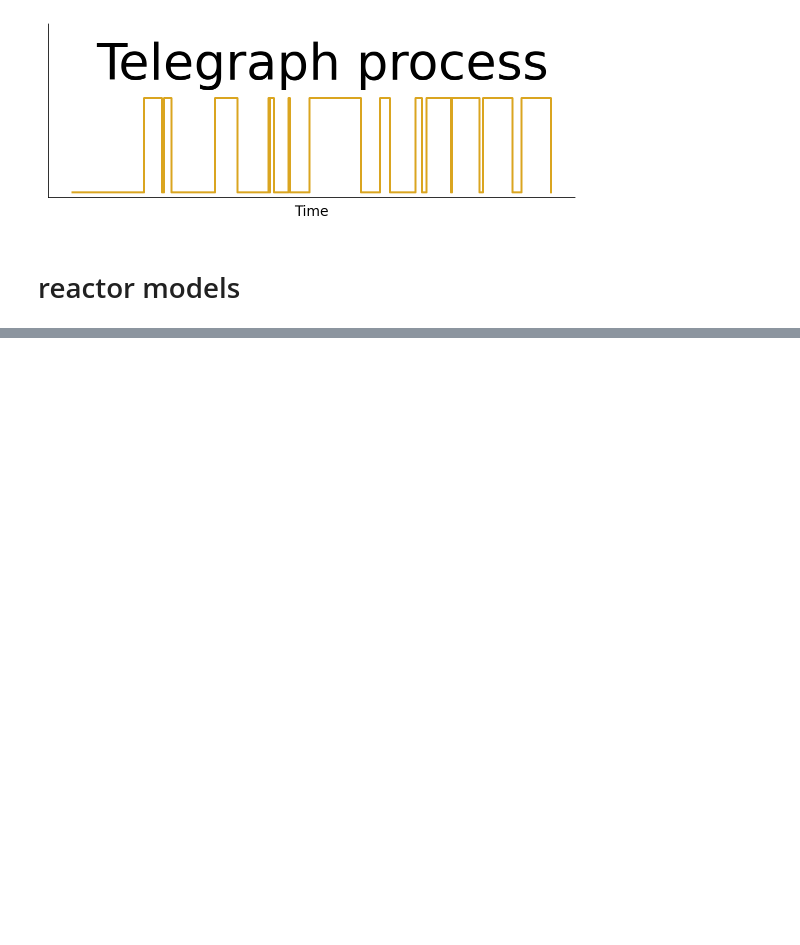
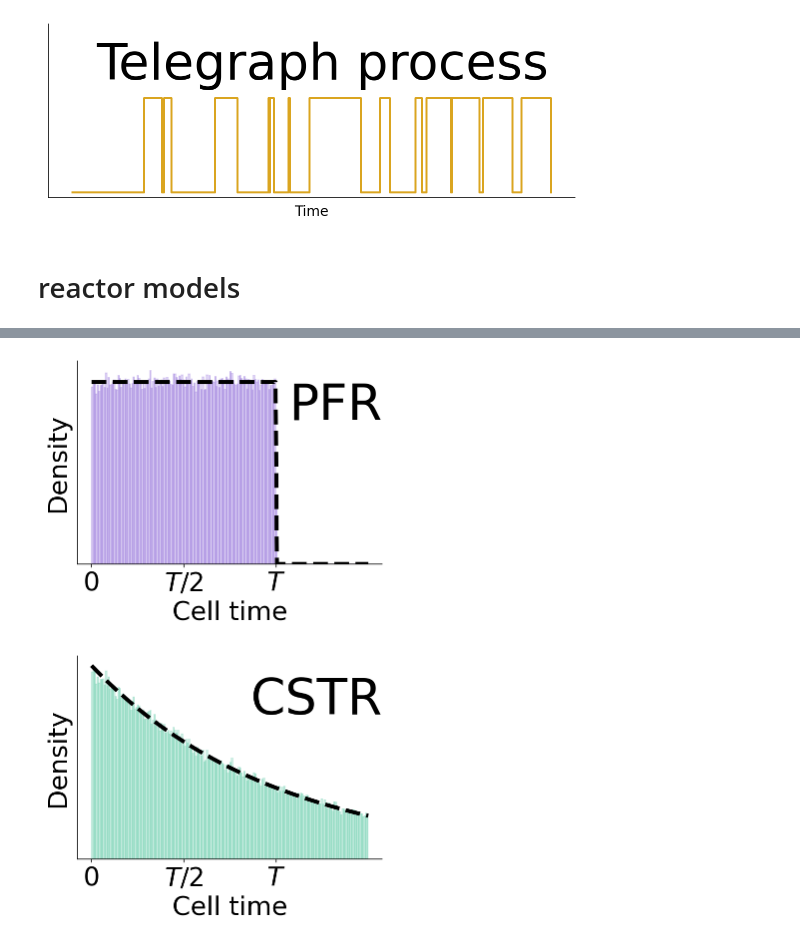
Before and after one commit to pachterlab/GVP_2023, a Jupyter notebook: gg230227_cartoons.ipynb, the cells around one changed output, grey strips where cells are left out. Drawn from its saved outputs; the diff is of its cells as text; code cells hidden in the pictures; blank space fills up the shorter version.

```diff
--- a/gg230227_cartoons.ipynb
+++ b/gg230227_cartoons.ipynb
@@ -434,0 +428,70 @@ plt.savefig('figs/fig1d_reactors.pdf')
+# %%
+dims = (5,4)
+fs = 26
+t_ = np.linspace(0,3,201)
+bins = t_
+#############
+fig1,ax1 = plt.subplots(1,1,figsize=dims)
+pfr_iad = pfr_pdf(t_,T)
+ax1.plot(t_,pfr_iad,'k--',linewidth=lw)
+hist,_ = np.histogram(extant_pfr_ages,bins,density=True)
+hist *= pfr_cdf(np.asarray(t_[-1],dtype=float),T)
+ax1.bar(bins[:-1],hist,np.diff(bins),facecolor=model_colors[0],alpha=0.3,edgecolor=model_colors[0],align='edge')
+# _=ax1[0].hist(extant_pfr_ages,bins,density=True,facecolor=model_colors[1],alpha=0.3,edgecolor=model_colors[1])
+ax1.set_yticks([])
+ax1.set_xticks([0,T/2,T],['0',r'$T/2$',r'$T$'],fontsize=fs)
+
+ax1.set_xlabel('Cell time',fontsize=fs)
+ax1.set_ylabel('Density',fontsize=fs)
+ax1.spines[['right', 'top']].set_visible(False)
+ax1.spines[['right', 'top']].set_visible(False)
+ax1.text(1,0.9,r'PFR',transform=ax1.transAxes,\
+         fontsize=50,horizontalalignment='right',\
+         verticalalignment='top')
+fig1.tight_layout()
+plt.savefig('figs/fig4a_pfr_iad.png',dpi=450)
+plt.savefig('figs/fig4a_pfr_iad.pdf')
+
+# # #############
+fig1,ax1 = plt.subplots(1,1,figsize=dims)
+cstr_iad = cstr_pdf(t_,T)
+ax1.plot(t_,cstr_iad,'k--',linewidth=lw)
+hist,_ = np.histogram(extant_cstr_ages,bins,density=True)
+hist *= cstr_cdf(np.asarray(t_[-1],dtype=float),T)
+ax1.bar(bins[:-1],hist,np.diff(bins),facecolor=model_colors[1],alpha=0.3,edgecolor=model_colors[1],align='edge')
+ax1.set_yticks([])
+ax1.set_xticks([0,T/2,T],['0',r'$T/2$',r'$T$'],fontsize=fs)
+ax1.set_xlabel('Cell time',fontsize=fs)
+ax1.set_ylabel('Density',fontsize=fs)
+ax1.spines[['right', 'top']].set_visible(False)
+ax1.spines[['right', 'top']].set_visible(False)
+ax1.text(1,0.9,r'CSTR',transform=ax1.transAxes,\
+         fontsize=50,horizontalalignment='right',\
+         verticalalignment='top')
+fig1.tight_layout()
+plt.savefig('figs/fig4a_cstr_iad.png',dpi=450)
+plt.savefig('figs/fig4a_cstr_iad.pdf')
+
+
+# # # ##############
+# # dims = (8,3)
+# # fs = 14
+# fig1,ax1 = plt.subplots(1,1,figsize=dims)
+# ax1.plot(T_tele,K_tele,c=model_colors[2],linewidth=lw)
+# ax1.set_yticks([])
+# ax1.set_xticks([])
+
+# ax1.set_xlabel('Time',fontsize=fs)
+# # ax1.set_ylabel('Transcription rate',fontsize=fs)
+# ax1.spines[['right', 'top']].set_visible(False)
+# ax1.spines[['right', 'top']].set_visible(False)
+# ax1.set_ylim([ax1.get_ylim()[0],ax1.get_ylim()[1]*1.7])
+# ax1.text(0.95,0.9,'Telegraph process',transform=ax1.transAxes,\
+#          fontsize=50,horizontalalignment='right',\
+#          verticalalignment='top')
+# fig1.tight_layout()
+# plt.savefig('figs/fig4a_lfr_iad.png',dpi=450)
+# plt.savefig('figs/fig4a_lfr_iad.pdf')
+# %% [output]
+[figure, added]
+[figure, added]
```
Also changed, not shown: parts of 11 cells of this notebook, 6 other files.
